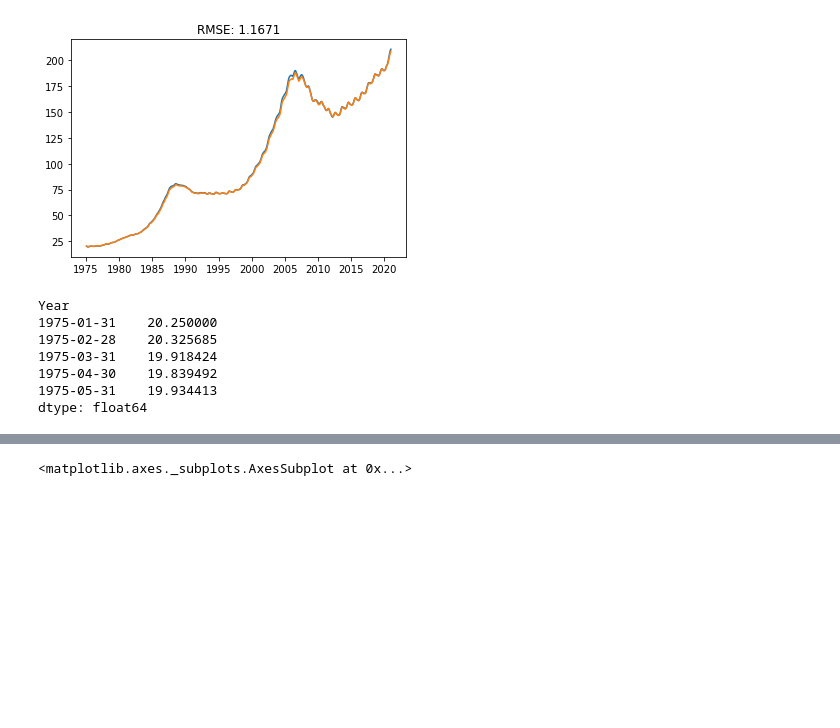
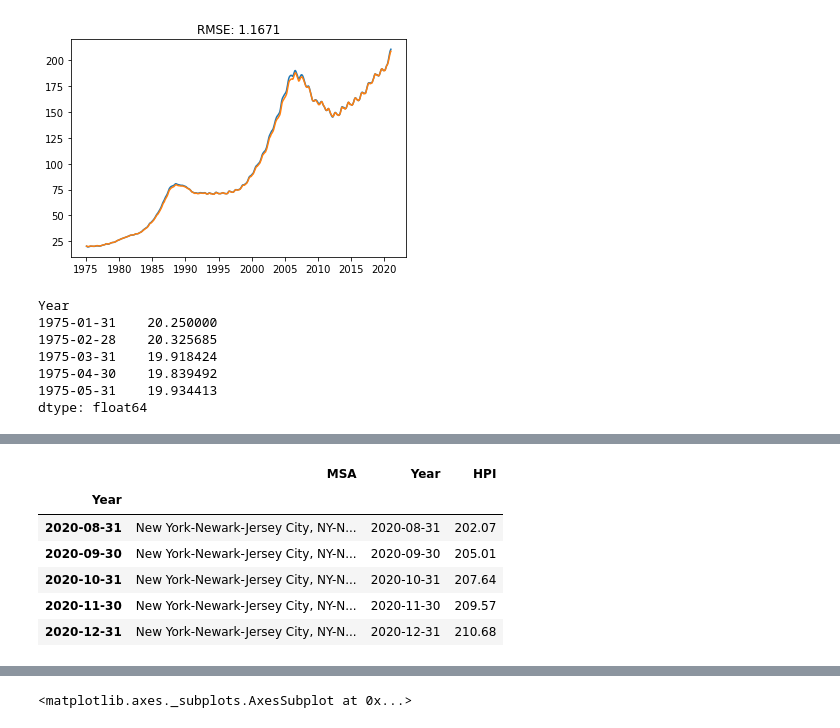
Before and after one commit to jjalomo93/Real_Estate_Dashboard, a Jupyter notebook: forecasting.ipynb, the cells around one changed output, grey strips where cells are left out. Saved outputs shown, nothing was run; the diff lists cells and outputs as text; code cells hidden in the pictures; blank space fills up the shorter version.

```diff
--- a/forecasting.ipynb
+++ b/forecasting.ipynb
@@ -757,0 +817,10 @@ fcast= results513.forecast(steps=18)
+# %%
+df_ny1.tail()
+# %% [output]
+|  | MSA | Year | HPI |
+| Year |  |  |  |
+| 2020-08-31 | New York-Newark-Jersey City, NY-N... | 2020-08-31 | 202.07 |
+| 2020-09-30 | New York-Newark-Jersey City, NY-N... | 2020-09-30 | 205.01 |
+| 2020-10-31 | New York-Newark-Jersey City, NY-N... | 2020-10-31 | 207.64 |
+| 2020-11-30 | New York-Newark-Jersey City, NY-N... | 2020-11-30 | 209.57 |
+| 2020-12-31 | New York-Newark-Jersey City, NY-N... | 2020-12-31 | 210.68 |
```
Also changed, not shown: parts of 15 cells of this notebook.
